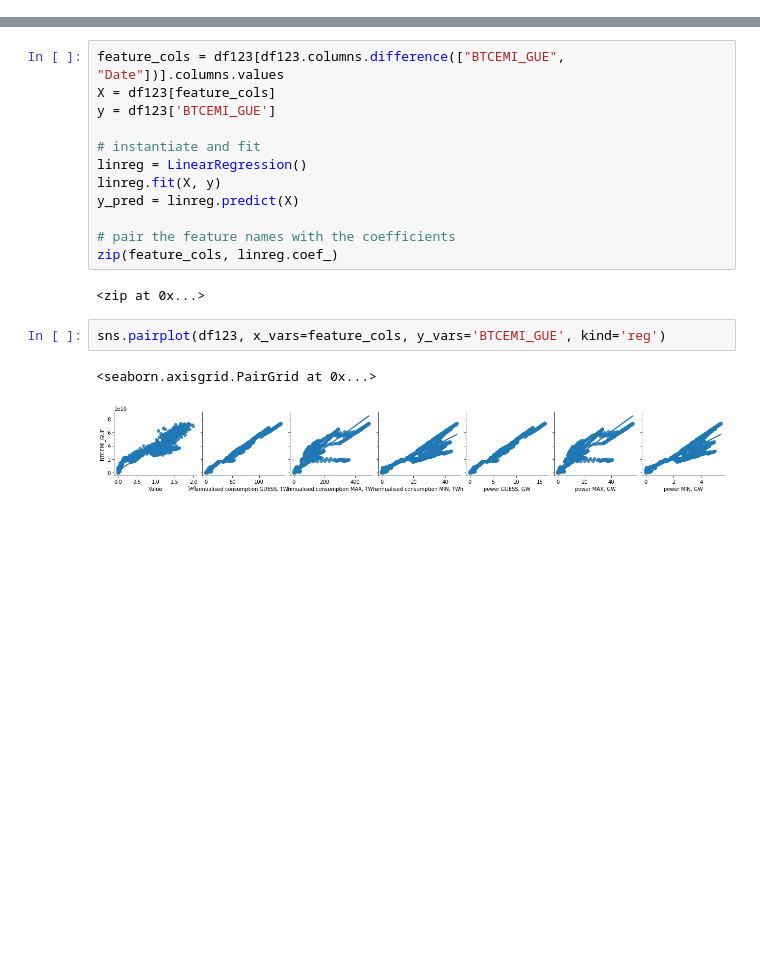
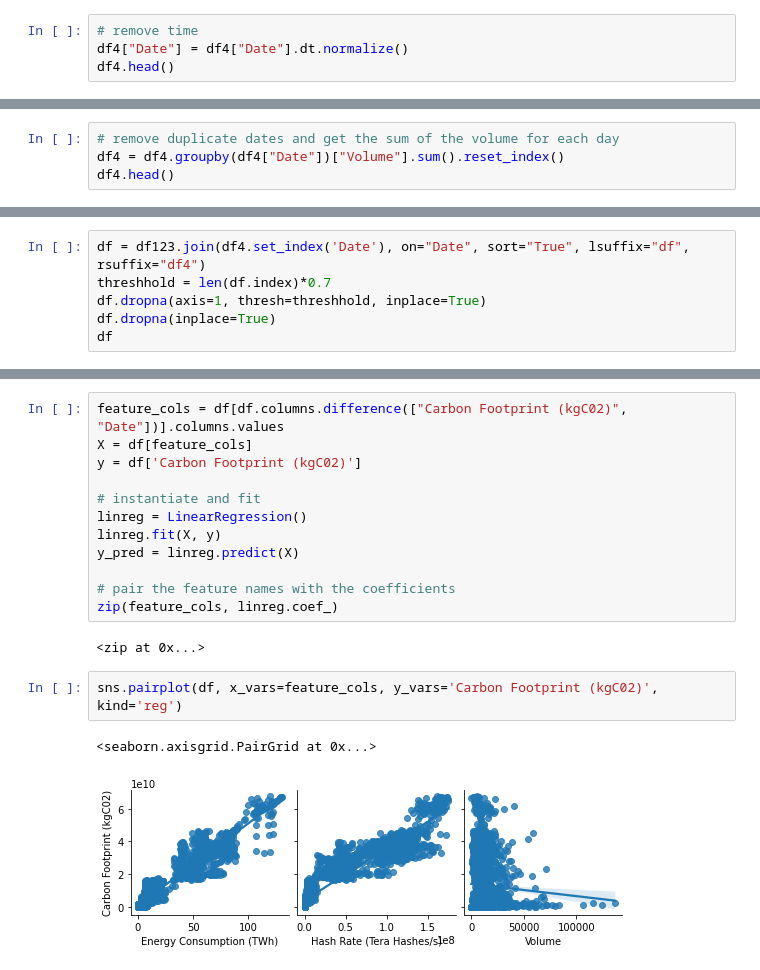
Before and after one commit to nicocoloco/cs132proj, a Jupyter notebook: CS-132-Final-Project.ipynb, the cells around one changed output, grey strips where cells are left out. Drawn from its saved outputs; the diff is of its cells as text; blank space fills up the shorter version.

Commit message:
Update ipynb
Did some cleaning, dropped more irrelevant columns, made comments, made more descriptive

```diff
--- a/CS-132-Final-Project.ipynb
+++ b/CS-132-Final-Project.ipynb
@@ -140,0 +261,4 @@ df4.head()
+# %%
+# remove time
+df4["Date"] = df4["Date"].dt.normalize()
+df4.head()
@@ -140,0 +272,4 @@ df4.head()
+# %%
+# remove duplicate dates and get the sum of the volume for each day
+df4 = df4.groupby(df4["Date"])["Volume"].sum().reset_index()
+df4.head()
@@ -182,0 +337,6 @@ df123
+# %%
+df = df123.join(df4.set_index('Date'), on="Date", sort="True", lsuffix="df", rsuffix="df4")
+threshhold = len(df.index)*0.7
+df.dropna(axis=1, thresh=threshhold, inplace=True)
+df.dropna(inplace=True)
+df
@@ -205,7 +374,7 @@ memory usage: 324.8 KB
 # %%
-feature_cols = df123[df123.columns.difference(["BTCEMI_GUE", "Date"])].columns.values
-X = df123[feature_cols]
-y = df123['BTCEMI_GUE']
+feature_cols = df[df.columns.difference(["Carbon Footprint (kgC02)", "Date"])].columns.values
+X = df[feature_cols]
+y = df['Carbon Footprint (kgC02)']
 
 # instantiate and fit
 linreg = LinearRegression()
@@ -217,10 +386,10 @@ zip(feature_cols, linreg.coef_)
 # %% [output]
 <zip at 0x...>
 # %%
-sns.pairplot(df123, x_vars=feature_cols, y_vars='BTCEMI_GUE', kind='reg')
+sns.pairplot(df, x_vars=feature_cols, y_vars='Carbon Footprint (kgC02)', kind='reg')
 # %% [output]
 <seaborn.axisgrid.PairGrid at 0x...>
-[figure, old version]
+[figure, new version]
 # %%
 np.sqrt(metrics.mean_squared_error(y, y_pred))
 # %% [output]
```
Also changed, not shown: parts of 27 cells of this notebook.
